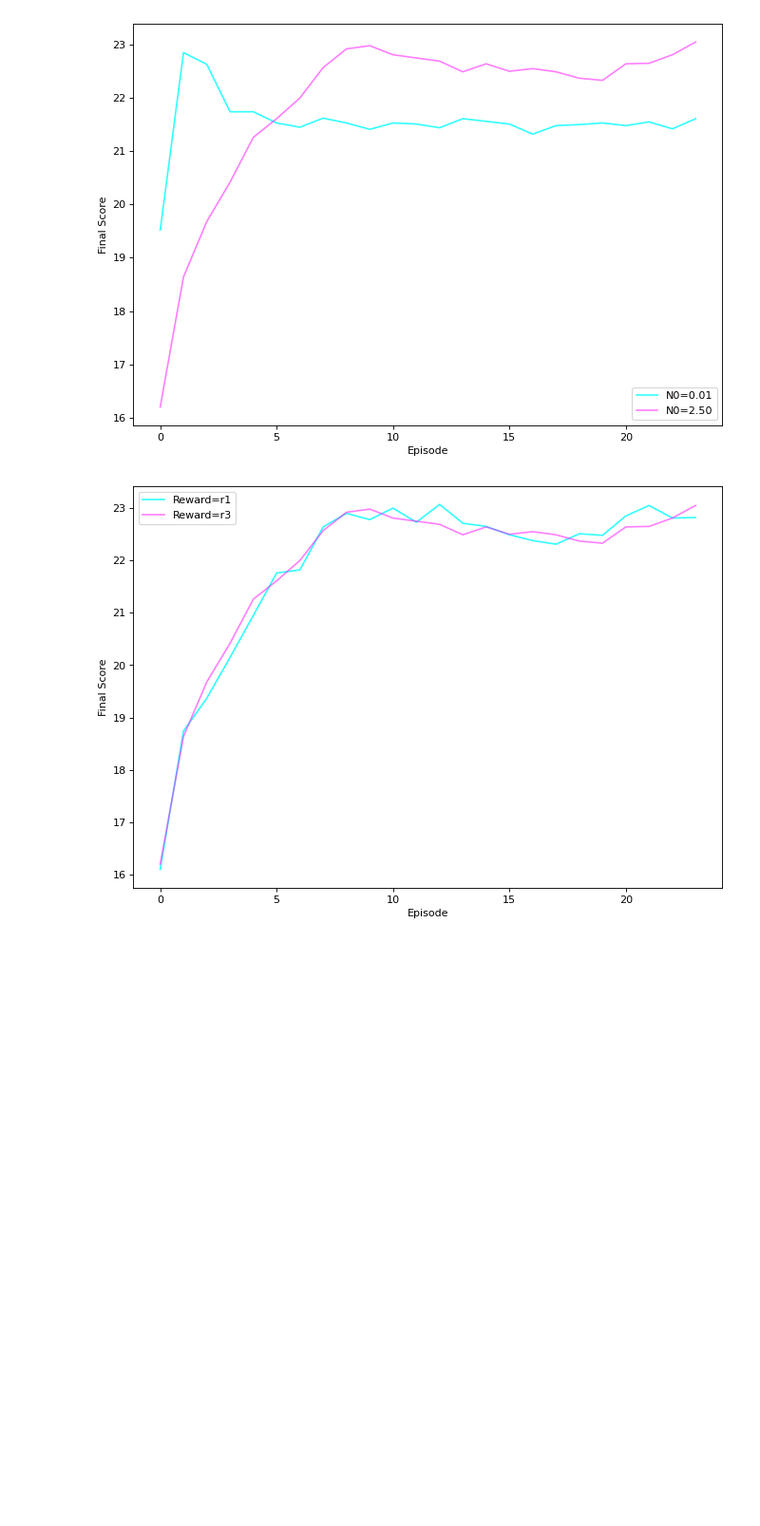
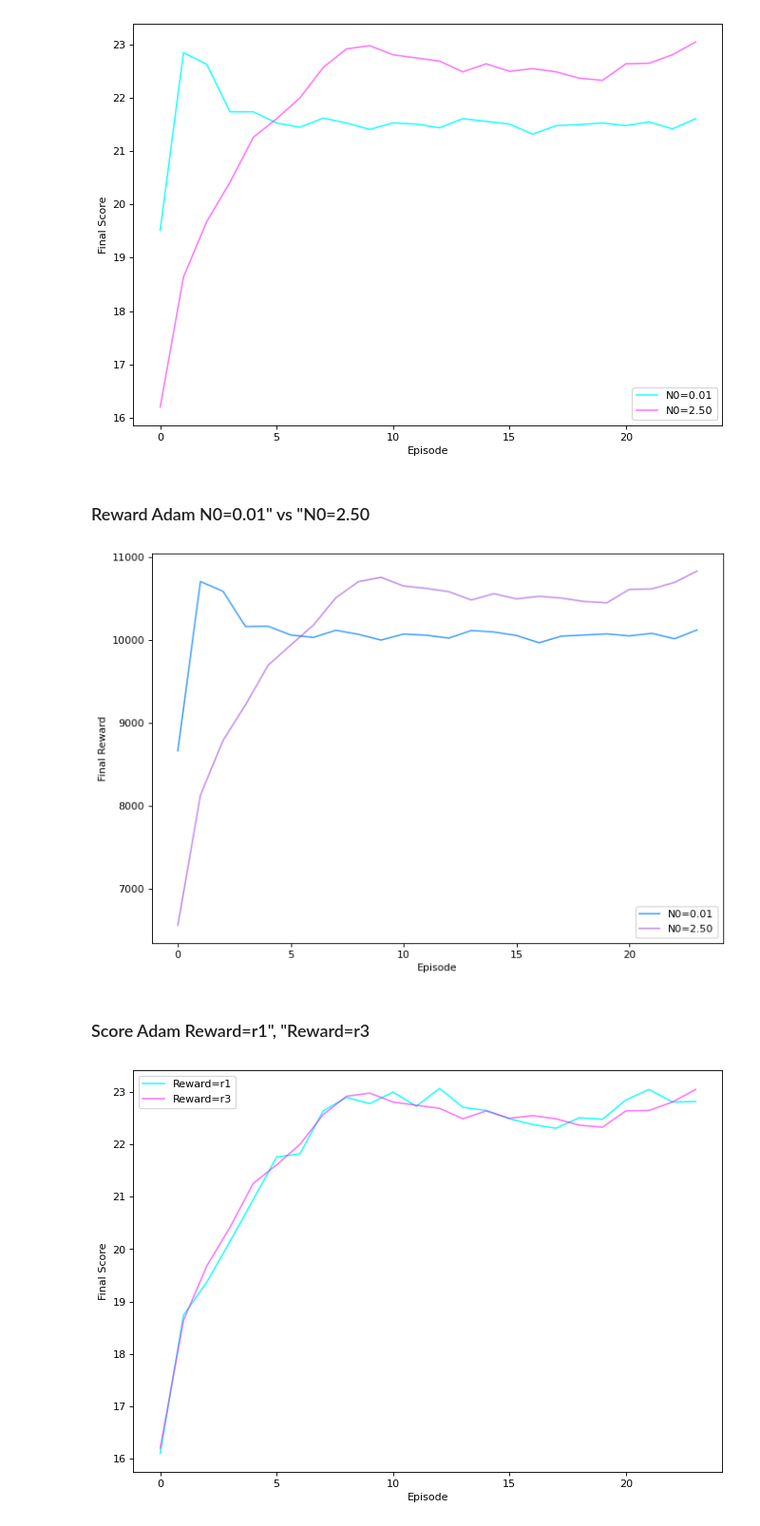
Before and after one commit to DionisiusMayr/FreewayGame, a Jupyter notebook: leonardo/plots.ipynb, the cells around one changed output. Shown at 95% size. Cells and saved outputs as stored; diff of their text form; code cells hidden in the pictures; blank space fills up the shorter version.

```diff
--- a/leonardo/plots.ipynb
+++ b/leonardo/plots.ipynb
@@ -29,21 +73,27 @@ for b in range(blocks-1):
 aux_plots.plot_2scores(s1_avg100, s2_avg100, "N0=0.01", "N0=2.50")
 # %% [output]
 [figure]
+# %% [markdown]
+### Reward Adam N0=0.01" vs "N0=2.50
 # %%
 
 s1 = exp_adam.total_rewards[:num_eps]
 s2 = exp_adam_n25.total_rewards[:num_eps]
 blocks = num_eps//100
 s1_avg100 = []
 for b in range(blocks-1):
     value = statistics.mean(s1[b*100:(b+1)*100])
     s1_avg100.append(value)
 
 s2_avg100 = []
 for b in range(blocks-1):
     value = statistics.mean(s2[b*100:(b+1)*100])
     s2_avg100.append(value)
 
 
-aux_plots.plot_rewards(s1_avg100, s2_avg100, "N0=0.01", "N0=2.50")
+aux_plots.plot_2rewards(s1_avg100, s2_avg100, "N0=0.01", "N0=2.50")
+# %% [output]
+[figure, added]
+# %% [markdown]
+### Score Adam Reward=r1", "Reward=r3
 # %%
```
Also changed, not shown: parts of 9 cells of this notebook.
